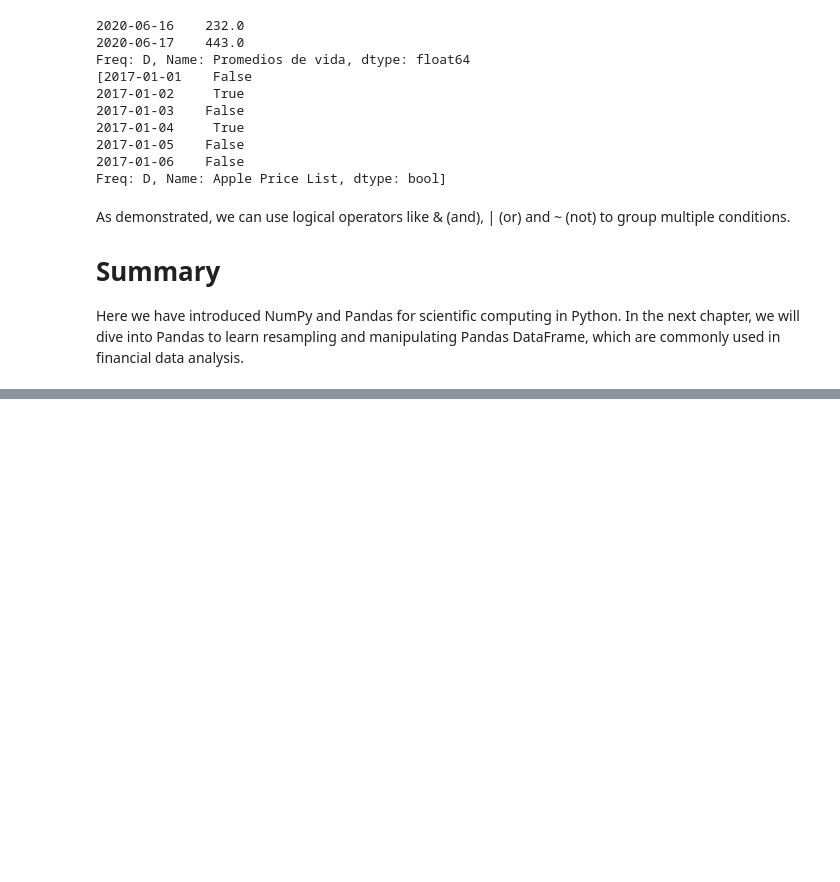
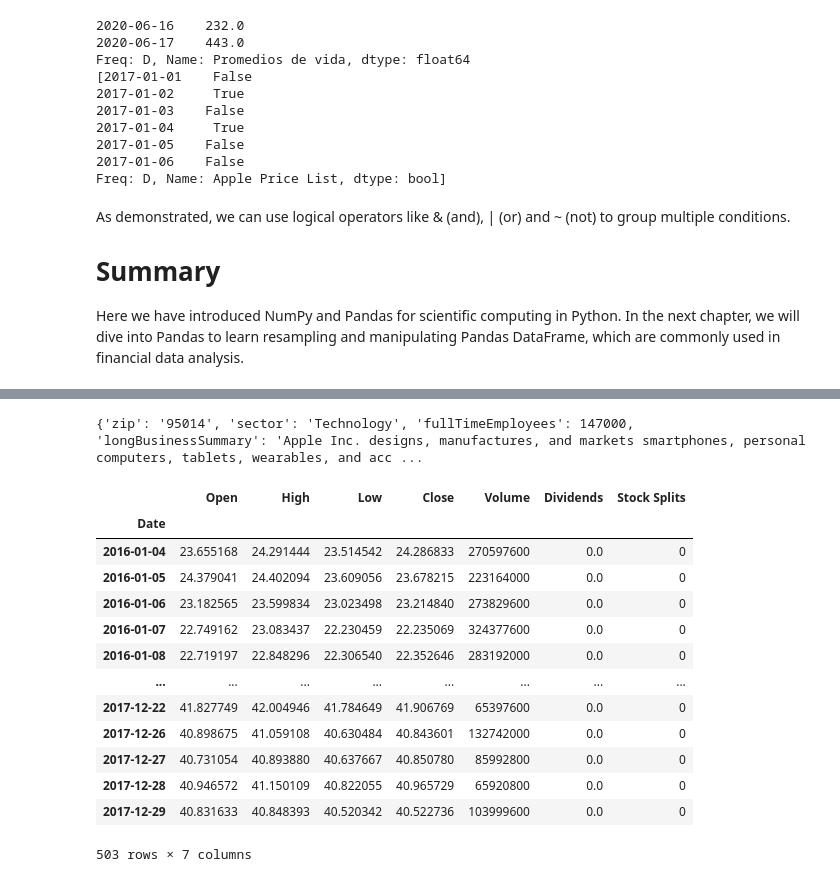
Before and after one commit to femorenoba/AlgorithmsUN2021II, a Jupyter notebook: Lab1/femorenoba__QuanconnectTutortials.ipynb, the cells around one changed output, grey strips where cells are left out. Cells and saved outputs as stored; diff of their text form; code cells hidden in the pictures; blank space fills up the shorter version.

```diff
--- a/Lab1/femorenoba__QuanconnectTutortials.ipynb
+++ b/Lab1/femorenoba__QuanconnectTutortials.ipynb
@@ -1640,0 +1658,29 @@ Here we have introduced NumPy and Pandas for scientific computing in Python. In
+# %%
+
+
+import yfinance as yf
+
+aapl = yf.Ticker("AAPL")
+
+# get stock info
+print(aapl.info)
+
+# get historical market data
+aapl_table = aapl.history(start="2016-01-01",  end="2017-12-31")
+aapl_table
+# %% [output]
+{'zip': '95014', 'sector': 'Technology', 'fullTimeEmployees': 147000, 'longBusinessSummary': 'Apple Inc. designs, manufactures, and markets smartphones, personal computers, tablets, wearables, and acc ...
+|  | Open | High | Low | Close | Volume | Dividends | Stock Splits |
+| Date |  |  |  |  |  |  |  |
+| 2016-01-04 | 23.655168 | 24.291444 | 23.514542 | 24.286833 | 270597600 | 0.0 | 0 |
+| 2016-01-05 | 24.379041 | 24.402094 | 23.609056 | 23.678215 | 223164000 | 0.0 | 0 |
+| 2016-01-06 | 23.182565 | 23.599834 | 23.023498 | 23.214840 | 273829600 | 0.0 | 0 |
+| 2016-01-07 | 22.749162 | 23.083437 | 22.230459 | 22.235069 | 324377600 | 0.0 | 0 |
+| 2016-01-08 | 22.719197 | 22.848296 | 22.306540 | 22.352646 | 283192000 | 0.0 | 0 |
+| ... | ... | ... | ... | ... | ... | ... | ... |
+| 2017-12-22 | 41.827749 | 42.004946 | 41.784649 | 41.906769 | 65397600 | 0.0 | 0 |
+| 2017-12-26 | 40.898675 | 41.059108 | 40.630484 | 40.843601 | 132742000 | 0.0 | 0 |
+| 2017-12-27 | 40.731054 | 40.893880 | 40.637667 | 40.850780 | 85992800 | 0.0 | 0 |
+| 2017-12-28 | 40.946572 | 41.150109 | 40.822055 | 40.965729 | 65920800 | 0.0 | 0 |
+| 2017-12-29 | 40.831633 | 40.848393 | 40.520342 | 40.522736 | 103999600 | 0.0 | 0 |
+503 rows × 7 columns
```
Also changed, not shown: parts of 105 cells of this notebook.
